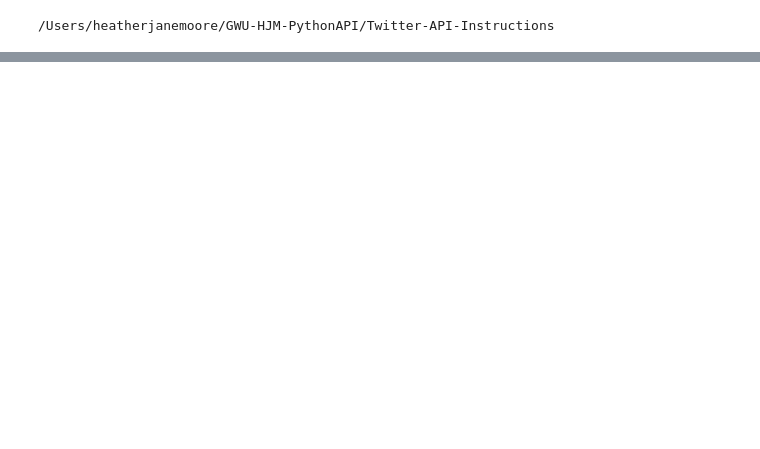
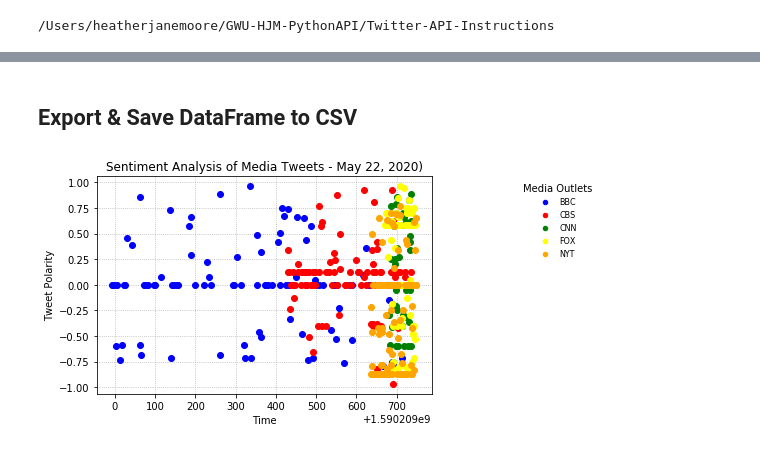
Before and after one commit to HeatherJane/GWU-HJM-PythonAPI, a Jupyter notebook: Twitter-API-Instructions/Twitter_HJM.ipynb, the cells around one changed output, grey strips where cells are left out. Cells and saved outputs as stored; diff of their text form; code cells hidden in the pictures; blank space fills up the shorter version.

```diff
--- a/Twitter-API-Instructions/Twitter_HJM.ipynb
+++ b/Twitter-API-Instructions/Twitter_HJM.ipynb
@@ -153,0 +114,2 @@ sentiment_df
+# %% [markdown]
+## Export & Save DataFrame to CSV
@@ -153,0 +119,22 @@ sentiment_df
+# %%
+# Scatter plot of sentiments of the last 100 tweets pushed by each news organization
+bbc_df = results_df[results_df["Search Term"]=='@bbcworld']
+cbs_df = results_df[results_df['Search Term']=='@cbsnews']
+cnn_df = results_df[results_df['Search Term']=='@cnn']
+fox_df = results_df[results_df['Search Term']=='@foxnews']
+nyt_df = results_df[results_df['Search Term']=='@nytimes']
+plt.plot(bbc_df["Timestamp"], bbc_df["Compound Score"], marker="o", color = 'blue', linestyle=':', linewidth=0)
+plt.plot(cbs_df["Timestamp"], cbs_df["Compound Score"], marker="o", color = 'red', linestyle=':', linewidth=0)
+plt.plot(cnn_df["Timestamp"], cnn_df["Compound Score"], marker="o", color = 'green', linestyle=':', linewidth=0)
+plt.plot(fox_df["Timestamp"], fox_df["Compound Score"], marker="o", color = 'yellow', linestyle=':', linewidth=0)
+plt.plot(nyt_df["Timestamp"], nyt_df["Compound Score"], marker="o", color = 'orange',linestyle=':', linewidth=0)
+plt.grid(linestyle='dotted')
+plt.title("Sentiment Analysis of Media Tweets - May 22, 2020)")
+plt.ylabel("Tweet Polarity")
+plt.xlabel("Time")
+plt.legend(('BBC', 'CBS', 'CNN', 'FOX', 'NYT'),scatterpoints=1,loc='upper left',bbox_to_anchor=(1.25, 1),ncol=1,\
+           fontsize=8, markerscale=0.75,title='Media Outlets',edgecolor='none',framealpha=1.00)
+#plt.savefig("Sentiment_Analysis.png")
+plt.show()
+# %% [output]
+[figure, added]
```
Also changed, not shown: parts of 16 cells of this notebook, 8 other files.
